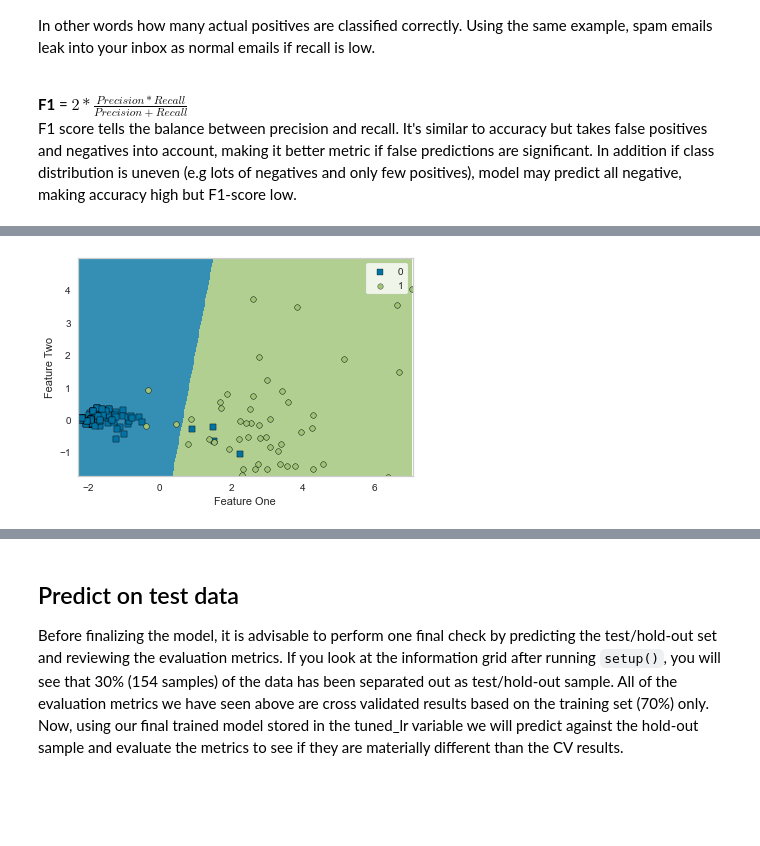
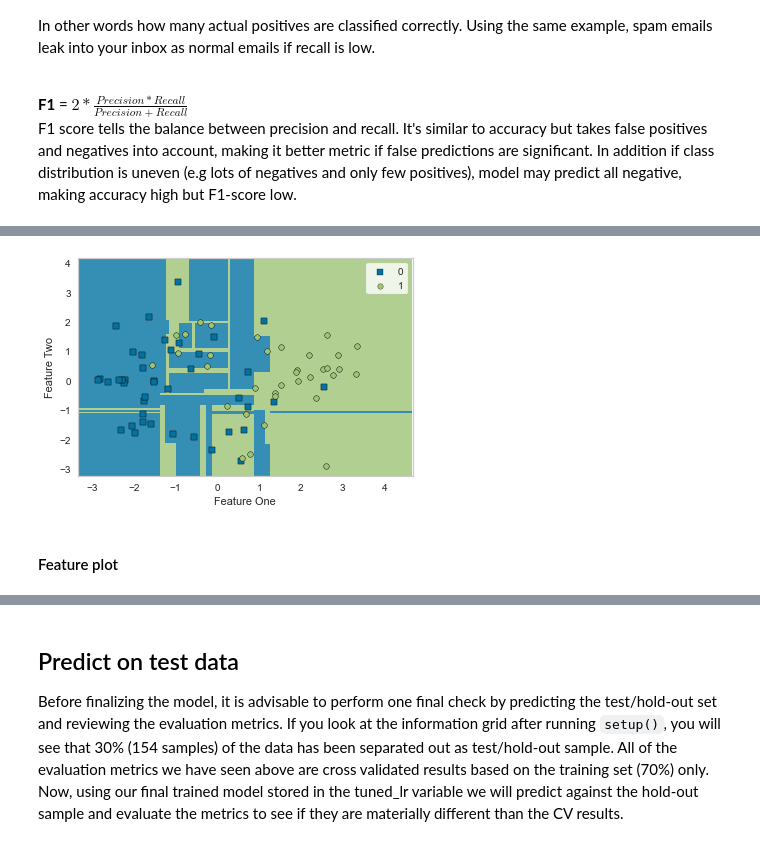
Before and after one commit to orchidalgia/CBM101, a Jupyter notebook: F_Machine_learning/2_Supervised-Learning/Pycaret - Classification.ipynb, the cells around one changed output, grey strips where cells are left out. Drawn from its saved outputs; the diff is of its cells as text; code cells hidden in the pictures; blank space fills up the shorter version.

```diff
--- a/F_Machine_learning/2_Supervised-Learning/Pycaret - Classification.ipynb
+++ b/F_Machine_learning/2_Supervised-Learning/Pycaret - Classification.ipynb
@@ -222,5 +284,6 @@ Let's make logistic regression model using 15 fold stratified cross validation.
 # %%
-lr = create_model('lr', fold = 15,  round = 3)
+# decision tree classifier
+dt = create_model('dt', round = 3)
 # %% [output]
 [interactive output not drawn]
 |  | Accuracy | AUC | Recall | Prec. | F1 | Kappa | MCC |
@@ -266,5 +361,7 @@ plot_model(lr, plot = 'error')
 # %%
-plot_model(lr, plot = 'boundary')
+plot_model(dt, plot = 'boundary')
 # %% [output]
 [interactive output not drawn]
-[figure, old version]
+[figure, new version]
+# %% [markdown]
+#### Feature plot
```
Also changed, not shown: parts of 51 cells of this notebook, 4 other files.
